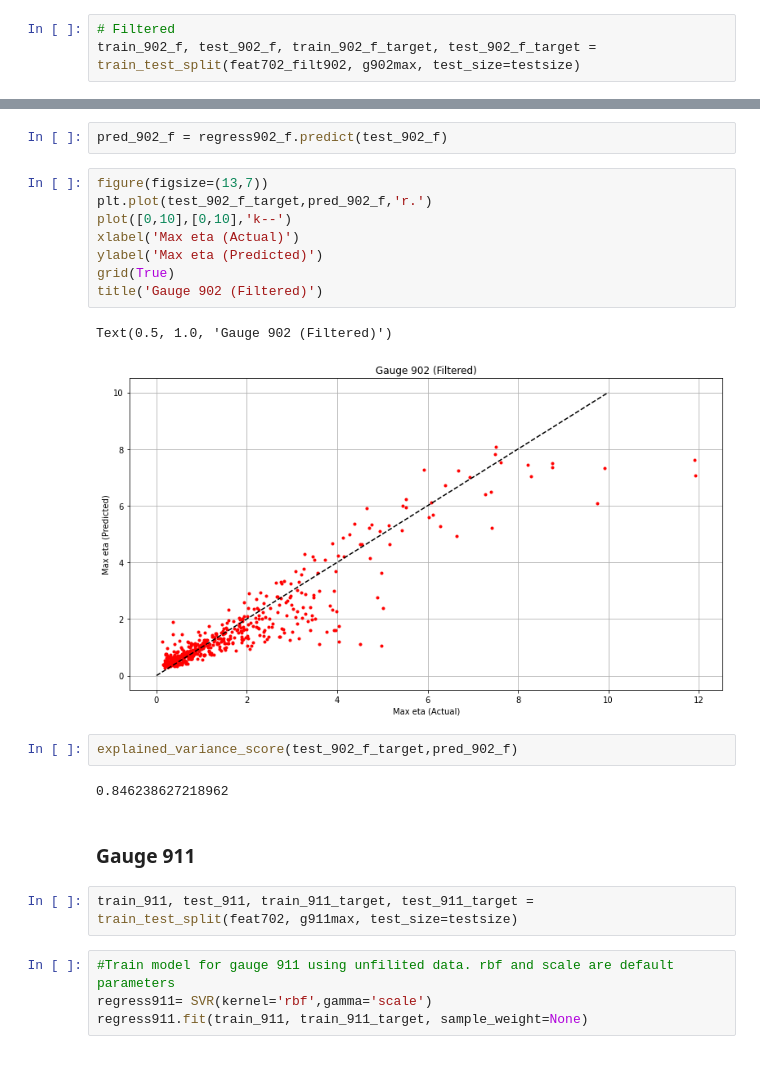
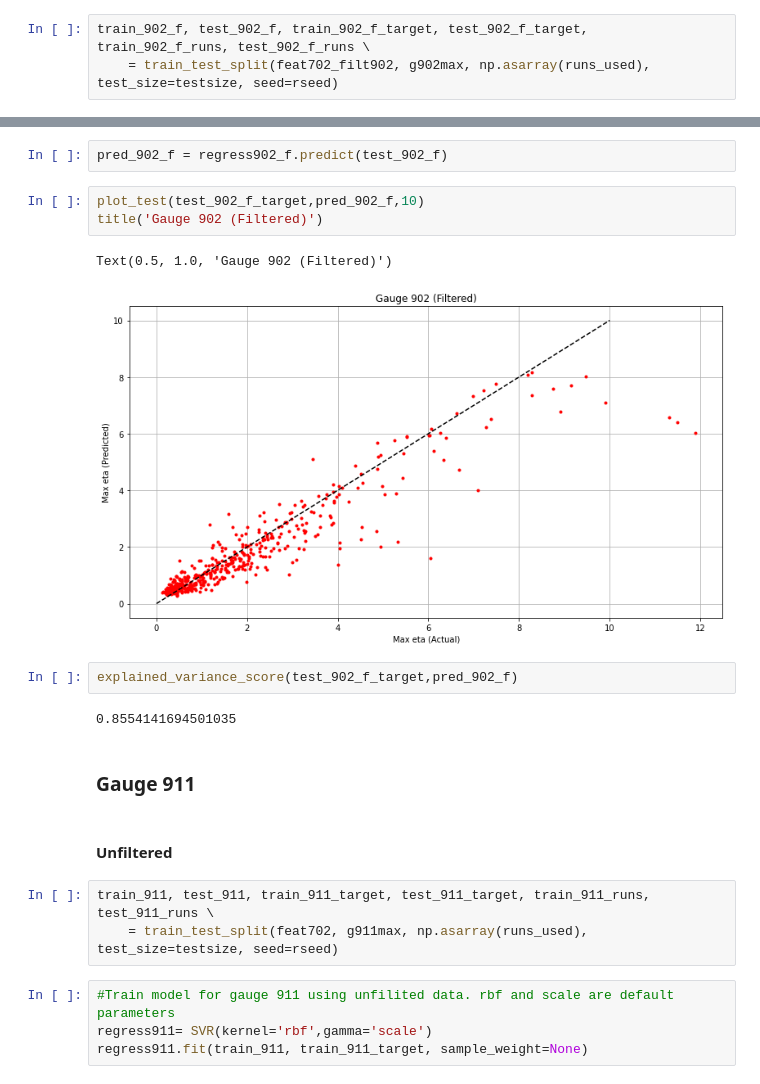
Before and after one commit to chrismhl/tsunami, a Jupyter notebook: Tsunami_TS_Regression.ipynb, the cells around one changed output, grey strips where cells are left out. Drawn from its saved outputs; the diff is of its cells as text.

```diff
--- a/Tsunami_TS_Regression.ipynb
+++ b/Tsunami_TS_Regression.ipynb
@@ -344,6 +410,6 @@ explained_variance_score(test_902_target,pred_902)
 # %%
-# Filtered
-train_902_f, test_902_f, train_902_f_target, test_902_f_target = train_test_split(feat702_filt902, g902max, test_size=testsize)
+train_902_f, test_902_f, train_902_f_target, test_902_f_target, train_902_f_runs, test_902_f_runs \
+    = train_test_split(feat702_filt902, g902max, np.asarray(runs_used), test_size=testsize, seed=rseed)
 # %%
 #Train model for gauge 902 using filtered data. rbf and scale are default parameters
 regress902_f = SVR(kernel='rbf',gamma='scale')
@@ -353,25 +419,23 @@ SVR(C=1.0, cache_size=200, coef0=0.0, degree=3, epsilon=0.1, gamma='scale',
     kernel='rbf', max_iter=-1, shrinking=True, tol=0.001, verbose=False)
 # %%
 pred_902_f = regress902_f.predict(test_902_f)
-# %%
-figure(figsize=(13,7))
-plt.plot(test_902_f_target,pred_902_f,'r.')
-plot([0,10],[0,10],'k--')
-xlabel('Max eta (Actual)')
-ylabel('Max eta (Predicted)')
-grid(True)
-title('Gauge 902 (Filtered)')
-# %% [output]
-Text(0.5, 1.0, 'Gauge 902 (Filtered)')
-[figure, removed]
+# %%
+plot_test(test_902_f_target,pred_902_f,10)
+title('Gauge 902 (Filtered)')
+# %% [output]
+Text(0.5, 1.0, 'Gauge 902 (Filtered)')
+[figure, added]
 # %%
 explained_variance_score(test_902_f_target,pred_902_f)
 # %% [output]
-0.846238627218962
+0.8554141694501035
 # %% [markdown]
 ### Gauge 911
+# %% [markdown]
+#### Unfiltered
 # %%
-train_911, test_911, train_911_target, test_911_target = train_test_split(feat702, g911max, test_size=testsize)
+train_911, test_911, train_911_target, test_911_target, train_911_runs, test_911_runs \
+    = train_test_split(feat702, g911max, np.asarray(runs_used), test_size=testsize, seed=rseed)
 # %%
 #Train model for gauge 911 using unfilited data. rbf and scale are default parameters
 regress911= SVR(kernel='rbf',gamma='scale')
```
Also changed, not shown: parts of 60 cells of this notebook.
